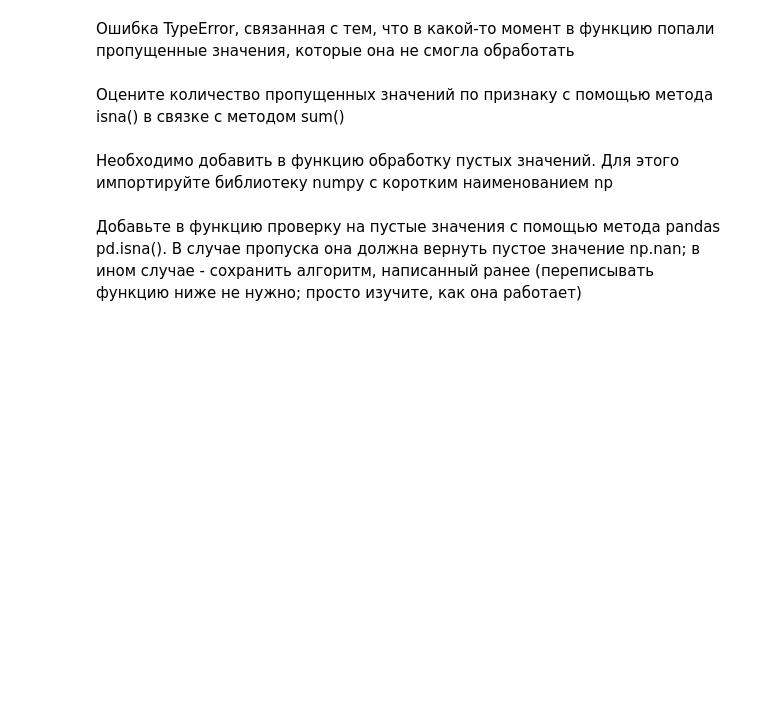
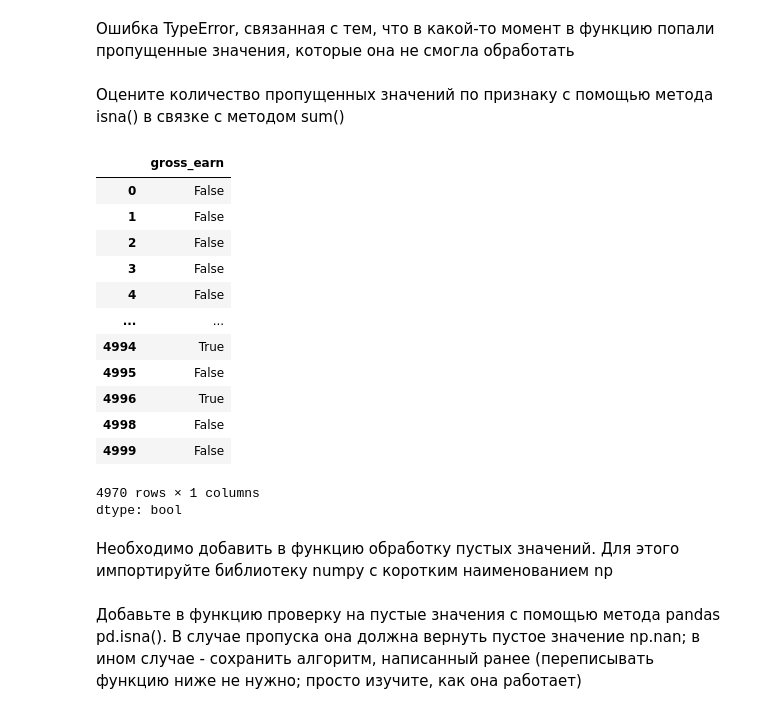
Before and after one commit to moneymisha/parser, a Jupyter notebook: Итоговое_задание_Агеев_М_М_первый_семестр.ipynb, the cells around one changed output. Cells and saved outputs as stored; diff of their text form; code cells hidden in the pictures; blank space fills up the shorter version.

```diff
--- a/Итоговое_задание_Агеев_М_М_первый_семестр.ipynb
+++ b/Итоговое_задание_Агеев_М_М_первый_семестр.ipynb
@@ -198,7 +303,7 @@ dataset
 # %% [markdown]
 Приведите признак runtime_clear в формат int с помощью метода astype()
 # %%
-dataset['runtime_clear'] =
+dataset['runtime_clear'] = dataset['runtime_clear'].astype(int)
 # %% [markdown]
 Проверьте тип данных с помощью метода info()
 # %%
@@ -220,13 +358,36 @@ def clear_gross_earn(gross_earn):
+# %%
+def clear_gross_earn(gross_earn):
+    text = str(gross_earn)
+    cleaned = re.sub(r'[^0-9.]', '', text)
+    if cleaned.count('.') > 1:
+        parts = cleaned.split('.', 1)
+        cleaned = parts[0] + '.' + re.sub(r'\.', '', parts[1])
+    return cleaned
 # %% [markdown]
 Примените функцию к Series ['gross_earn'] с помощью метода apply()
 # %%
-dataset['gross_earn']
+dataset['gross_earn_clean'] = dataset['gross_earn'].apply(clear_gross_earn)
 # %% [markdown]
 Ошибка TypeError, связанная с тем, что в какой-то момент в функцию попали пропущенные значения, которые она не смогла обработать
 # %% [markdown]
 Оцените количество пропущенных значений по признаку с помощью метода isna() в связке с методом sum()
 # %%
-dataset['gross_earn']
+dataset['gross_earn'].isna()
+# %% [output]
+|  | gross_earn |
+| 0 | False |
+| 1 | False |
+| 2 | False |
+| 3 | False |
+| 4 | False |
+| ... | ... |
+| 4994 | True |
+| 4995 | False |
+| 4996 | True |
+| 4998 | False |
+| 4999 | False |
+4970 rows × 1 columns
+dtype: bool
 # %% [markdown]
 Необходимо добавить в функцию обработку пустых значений. Для этого импортируйте библиотеку numpy с коротким наименованием np
 # %%
```
Also changed, not shown: parts of 28 cells of this notebook.
